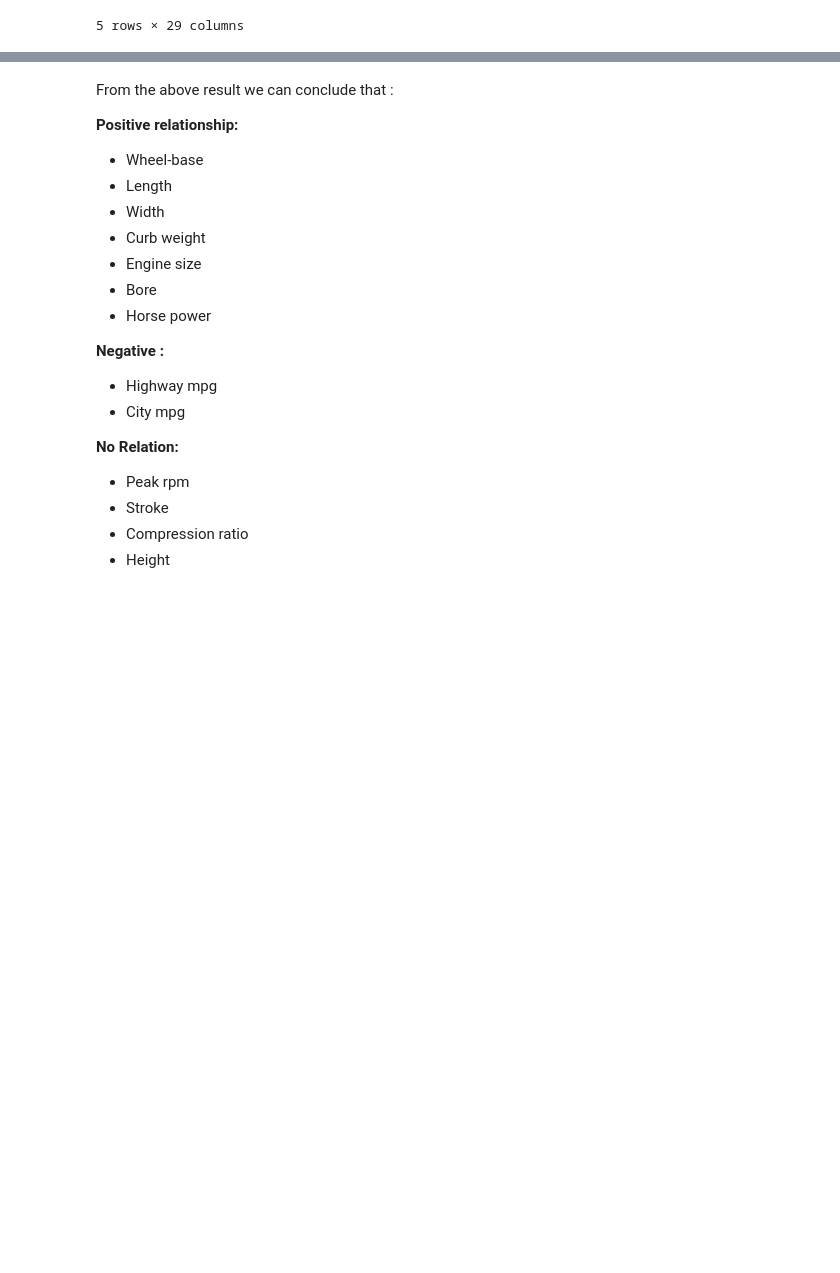
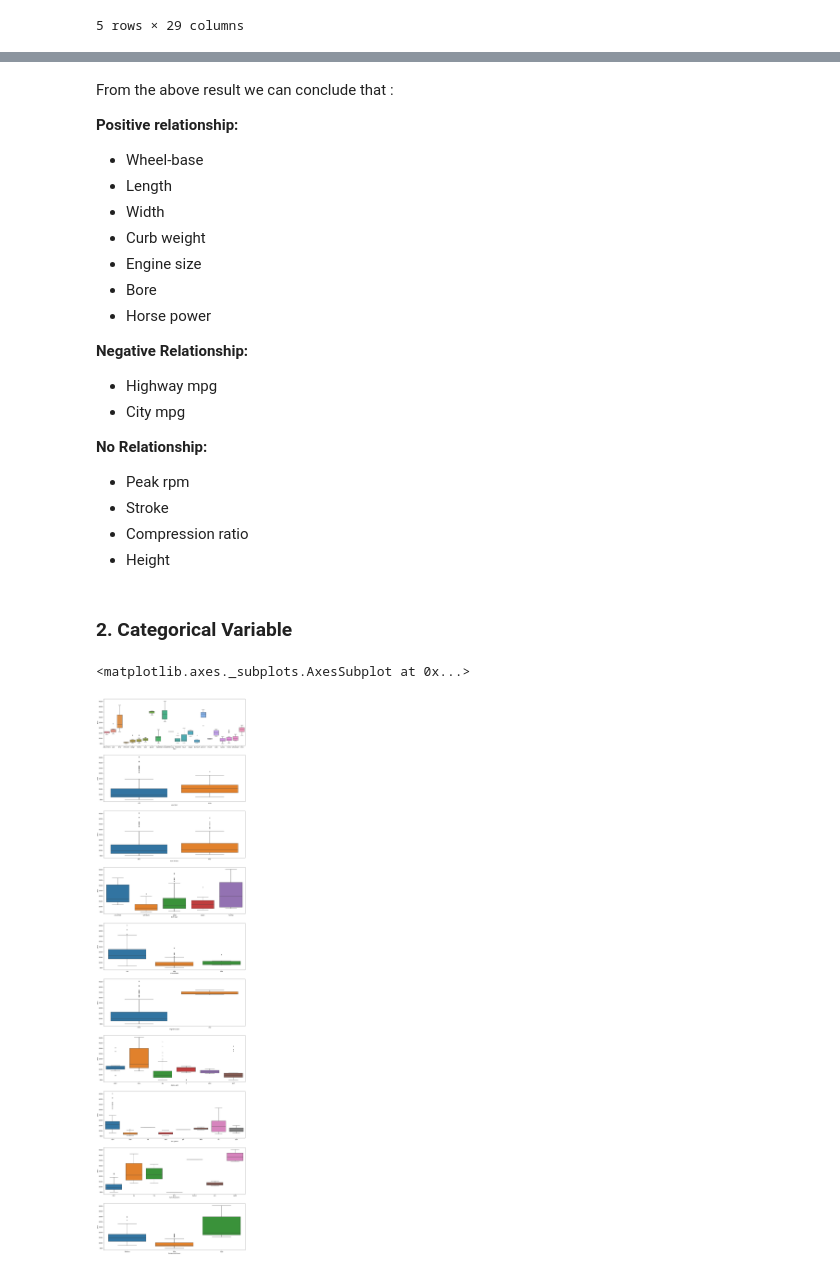
Before and after one commit to aitezazakhtar/exploratory-data-analysis, a Jupyter notebook: exploratory-analysis.ipynb, the cells around one changed output, grey strips where cells are left out. Saved outputs shown, nothing was run; the diff lists cells and outputs as text; code cells hidden in the pictures; blank space fills up the shorter version.

```diff
--- a/exploratory-analysis.ipynb
+++ b/exploratory-analysis.ipynb
@@ -55,13 +56,30 @@ From the above result we can conclude that :
 - Bore
 - Horse power
 
-<b>Negative :</b>
+<b>Negative Relationship:</b>
 - Highway mpg
 - City mpg
 
 
-<b>No Relation:</b>
+<b>No Relationship:</b>
 - Peak rpm
 - Stroke
 - Compression ratio
 - Height
+# %% [markdown]
+### 2. Categorical Variable
+# %%
+fig, ax = plt.subplots(10,1,figsize=(20,80))
+sns.boxplot(x="make",y="price",data=df,ax=ax[0])
+sns.boxplot(x="aspiration",y="price",data=df,ax=ax[1])
+sns.boxplot(x="num-of-doors",y="price",data=df,ax=ax[2])
+sns.boxplot(x="body-style",y="price",data=df,ax=ax[3])
+sns.boxplot(x="drive-wheels",y="price",data=df,ax=ax[4])
+sns.boxplot(x="engine-location",y="price",data=df,ax=ax[5])
+sns.boxplot(x="engine-type",y="price",data=df,ax=ax[6])
+sns.boxplot(x="fuel-system",y="price",data=df,ax=ax[7])
+sns.boxplot(x="num-of-cylinders",y="price",data=df,ax=ax[8])
+sns.boxplot(x="horsepower-binned",y="price",data=df,ax=ax[9])
+# %% [output]
+<matplotlib.axes._subplots.AxesSubplot at 0x...>
+[figure, added]
```
Also changed, not shown: parts of 4 cells of this notebook.
